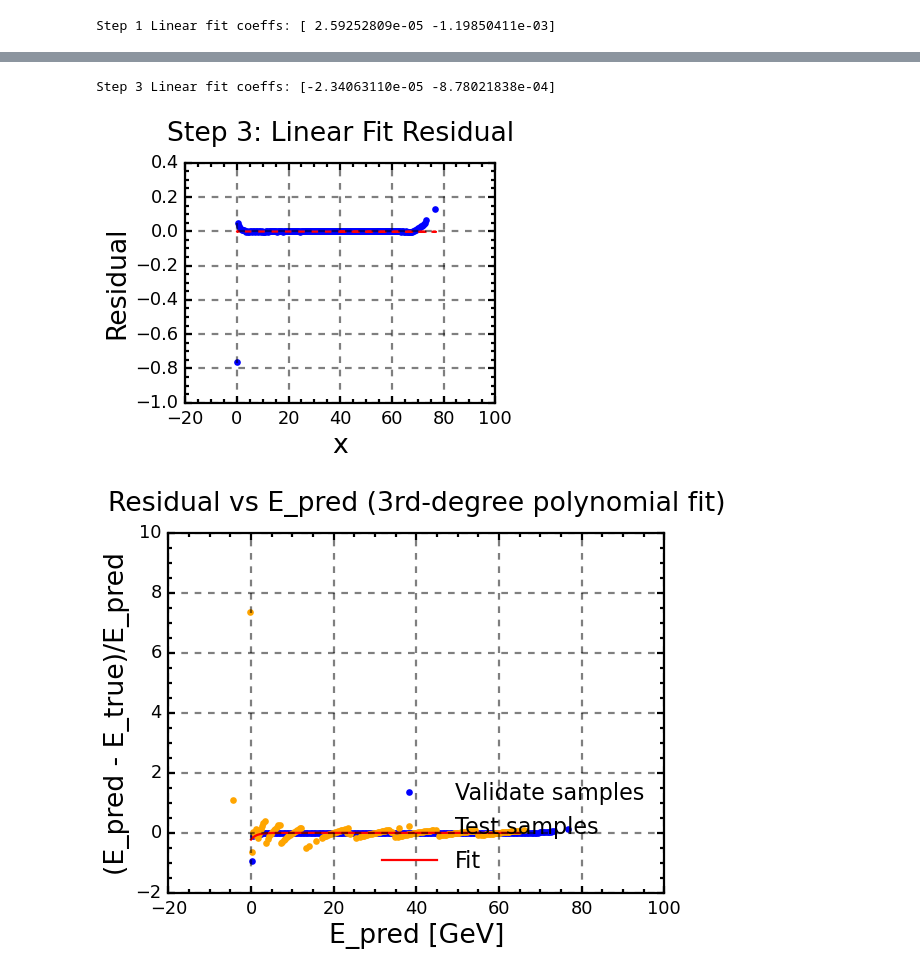
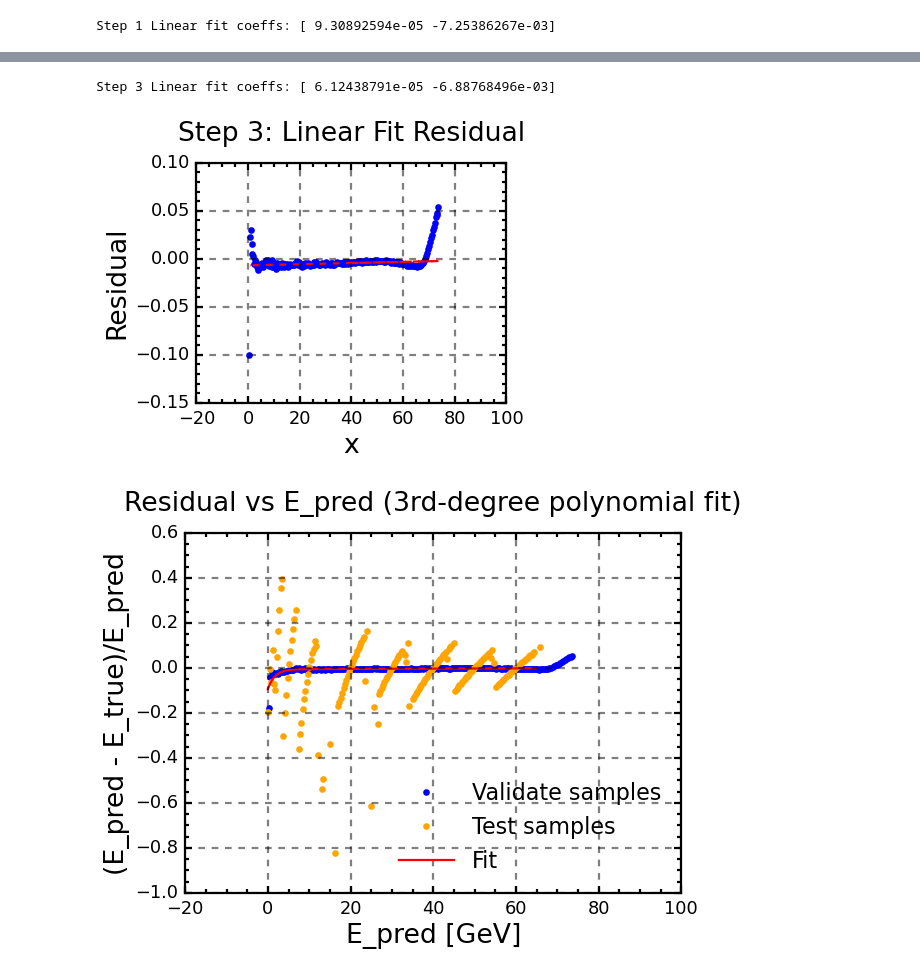
Before and after one commit to syk1995/SiW-ECAL-optimisation, a Jupyter notebook: Ana/Reconstruction/Reco_MLP.ipynb, the cells around one changed output, grey strips where cells are left out. Saved outputs shown, nothing was run; the diff lists cells and outputs as text; code cells hidden in the pictures.

```diff
--- a/Ana/Reconstruction/Reco_MLP.ipynb
+++ b/Ana/Reconstruction/Reco_MLP.ipynb
@@ -325,32 +298,6 @@ class MLPRegressor(nn.Module):
     def forward(self, x):
         x = self.model(x)
         return self.output_layer(x).squeeze(-1)
-
-# class MLPRegressor(nn.Module):
-#     def __init__(self, input_dim, hidden_dims=[128,64,32], dropout=0.1, activation=nn.ReLU()):
-#         super().__init__()
-#         layers = []
-#         prev_dim = input_dim
-#         for h in hidden_dims:
-#             layers.append(nn.Linear(prev_dim, h))
-#             layers.append(activation)
-#             layers.append(nn.Dropout(dropout))
-#             prev_dim = h
-#         self.backbone = nn.Sequential(*layers)
-#         self.output_layer = nn.Linear(prev_dim, 1)
-#         self.residual_layer = nn.Linear(prev_dim, 4)
-#     def forward(self, x, y_true=None, use_true_residual=False):
-#         features = self.backbone(x)
-#         y_pred = self.output_layer(features).squeeze(-1)
-#         params = self.residual_layer(features)
-#         a, b, c, d = params[:,0], params[:,1], params[:,2], params[:,3]
-#         a = torch.nn.functional.softplus(params[:,0])*1
-#         b = torch.nn.functional.tanh(params[:,1]) * 1
-#         c = torch.nn.functional.tanh(params[:,2]) * 1
-#         d = torch.nn.functional.tanh(params[:,3]) * 1
-#         r_pred = a * torch.exp(b * y_pred) + c * y_pred + d
-#         y_calib = y_pred / r_pred
-#         return y_calib
 
 # ==== Training function ====
 def train_mlp(X_train,y_train,X_validate,y_validate,
@@ -462,7 +409,7 @@ def train_mlp(X_train,y_train,X_validate,y_validate,
     plt.plot(train_loss_history, label="Train Loss")
     plt.plot(val_loss_history, label="Validation Loss")
     plt.xlabel("Epoch")
-    plt.ylabel("Loss (Relative MSE)")
+    plt.ylabel("Loss")
     plt.title("Training and Validation Loss")
     plt.legend()
     plt.grid(True)
@@ -486,19 +433,19 @@ EN_layers_test    = E_N_layers_test * N_layers_test
 
 X_train = np.hstack([
     E_layers_uniform,
-    #E_layers_uniform_exp,
+    E_layers_uniform_ratio,
     E_sum_uniform_calib[:, np.newaxis],
     N_layers_uniform,
-    #N_layers_uniform_exp,
+    N_layers_uniform_ratio,
     N_sum_uniform_calib[:, np.newaxis],
     E_N_layers_uniform,
 ])
 X_test = np.hstack(
     [E_layers_test,
-     #E_layers_test_exp,
+        E_layers_test_ratio,
      E_sum_test_calib[:,np.newaxis],
      N_layers_test,
-     #N_layers_test_exp,
+        N_layers_test_ratio,
      N_sum_test_calib[:,np.newaxis],
      E_N_layers_test,
 ])
@@ -536,10 +483,9 @@ Reco_hist_mlp_all = []
 for lr in ParameterScan:
   mlp_model= train_mlp(X_train_scaled, y_train,X_validate_scaled, y_validate,
                     activation=nn.PReLU(),
-                    hidden_dims=[128,64, 32],
+                    hidden_dims=[64,32,16],
                       dropout=0.1,
                       loss=HuberRelativeLoss(delta=0.1),
-                      #loss=nn.MSELoss(),
                       lr=lr,
                       batch_size=4096,
                       epochs=50,
@@ -577,7 +534,7 @@ def Combined_fit(x, y, fit_range=(0,65), plot=True, num_bins=100):
 
     # Step 2: exp fit
     #residual = y
-    fit_range = (3, 10)
+    fit_range = (3, 20)
     mask_fit = (x > fit_range[0]) & (x < fit_range[1])
     def fit_func2(x, a, b, c):
         return a * np.exp(b * x) + c
@@ -708,4 +665,4 @@ plt.grid(True, linestyle="--", alpha=0.5)
 plt.legend(loc="upper left")
 plt.show()
 # %% [output]
-Step 1 Linear fit coeffs: [ 2.59252809e-05 -1.19850411e-03]
+Step 1 Linear fit coeffs: [ 9.30892594e-05 -7.25386267e-03]
@@ -714,4 +671,4 @@ Step 1 Linear fit coeffs: [ 2.59252809e-05 -1.19850411e-03]
-Step 3 Linear fit coeffs: [-2.34063110e-05 -8.78021838e-04]
+Step 3 Linear fit coeffs: [ 6.12438791e-05 -6.88768496e-03]
-[figure, old version]
+[figure, new version]
-[figure, old version]
+[figure, new version]
 [figure]
```
Also changed, not shown: parts of 9 cells of this notebook.
